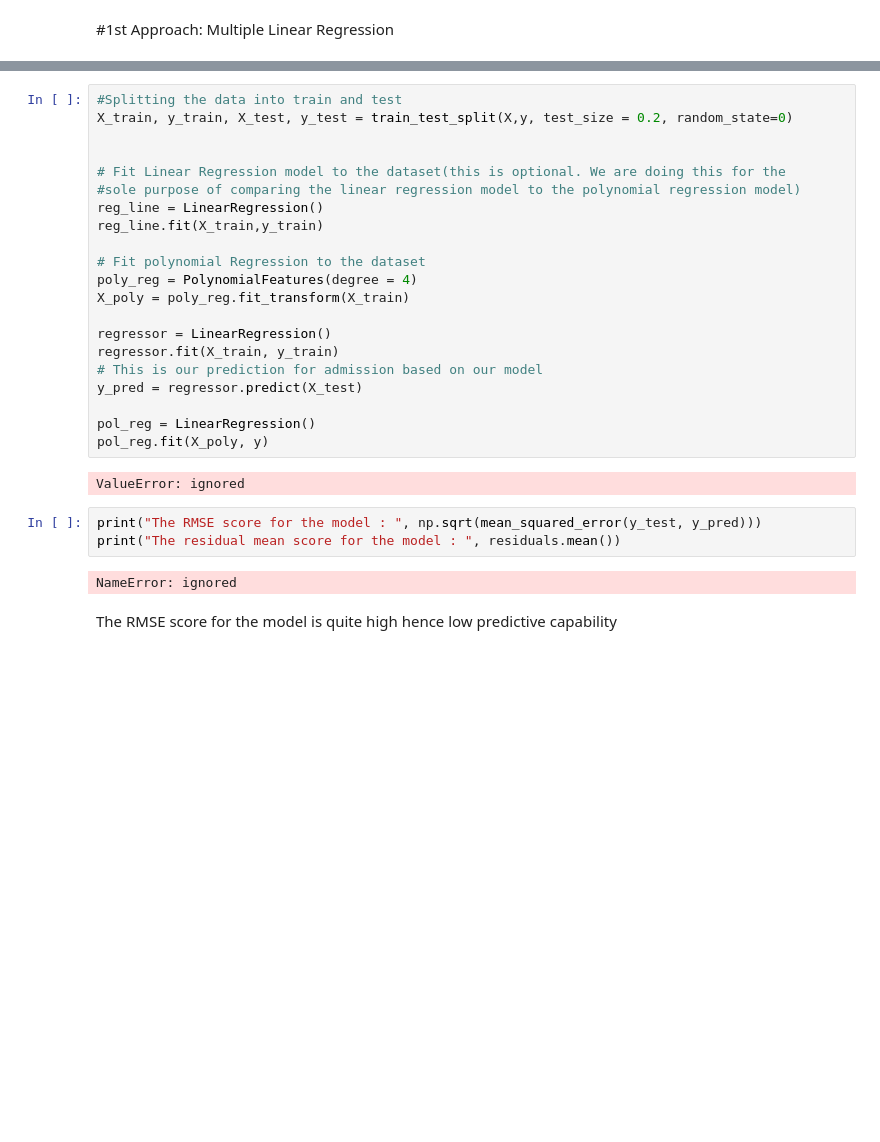
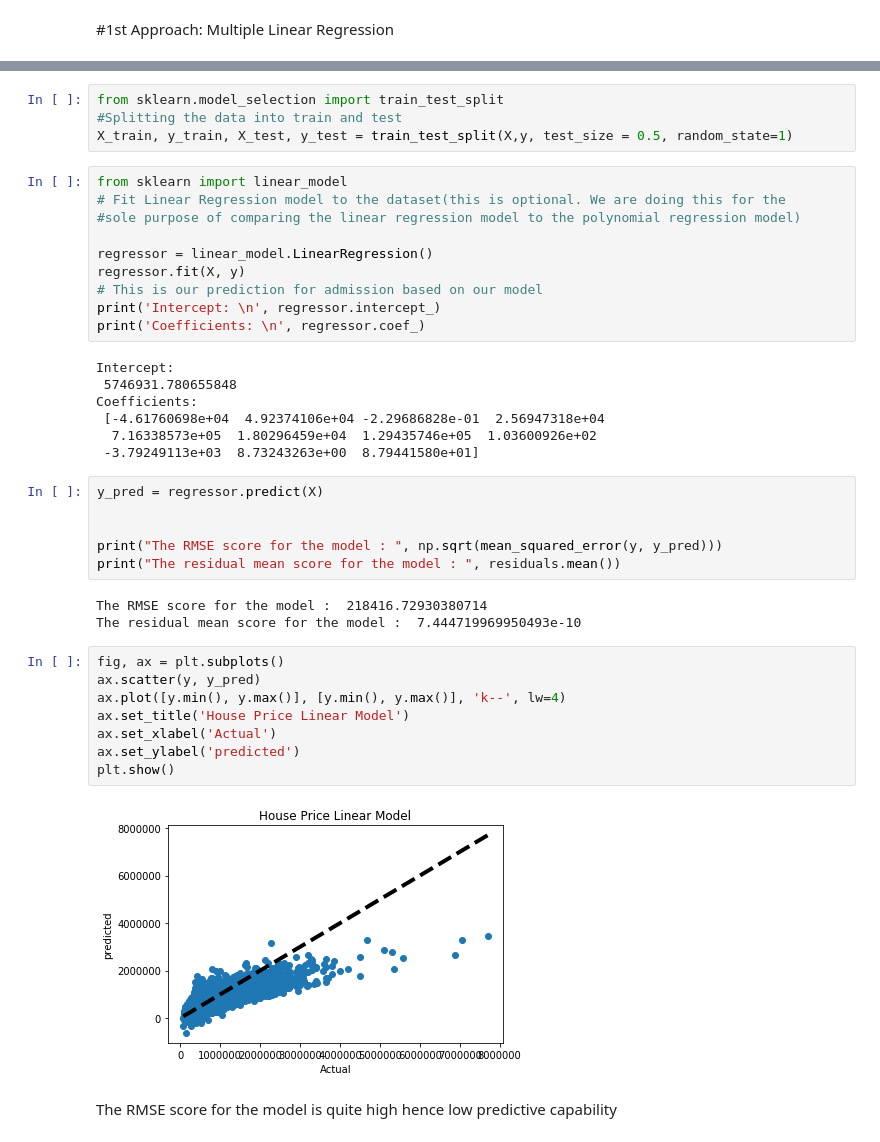
Before and after one commit to vivianusdjpy/Supervised-Learning-with-Various-Regression-Techniques, a Jupyter notebook: Supervised_Learning_using_various_Regression_Techniques.ipynb, the cells around one changed output, grey strips where cells are left out. Drawn from its saved outputs; the diff is of its cells as text; blank space fills up the shorter version.

```diff
--- a/Supervised_Learning_using_various_Regression_Techniques.ipynb
+++ b/Supervised_Learning_using_various_Regression_Techniques.ipynb
@@ -467,31 +514,43 @@ print(y)
+# %%
+from sklearn.model_selection import train_test_split
+#Splitting the data into train and test
+X_train, y_train, X_test, y_test = train_test_split(X,y, test_size = 0.5, random_state=1)
 # %%
-#Splitting the data into train and test
-X_train, y_train, X_test, y_test = train_test_split(X,y, test_size = 0.2, random_state=0)
-
-
+from sklearn import linear_model
 # Fit Linear Regression model to the dataset(this is optional. We are doing this for the
 #sole purpose of comparing the linear regression model to the polynomial regression model)
-reg_line = LinearRegression()
-reg_line.fit(X_train,y_train)
 
-# Fit polynomial Regression to the dataset
-poly_reg = PolynomialFeatures(degree = 4)
-X_poly = poly_reg.fit_transform(X_train)
-
-regressor = LinearRegression()
-regressor.fit(X_train, y_train)
+regressor = linear_model.LinearRegression()
+regressor.fit(X, y)
 # This is our prediction for admission based on our model
-y_pred = regressor.predict(X_test)
-
-pol_reg = LinearRegression()
-pol_reg.fit(X_poly, y)
+print('Intercept: \n', regressor.intercept_)
+print('Coefficients: \n', regressor.coef_)
 # %% [output]
-ValueError: ignored
+Intercept:
+ 5746931.780655848
+Coefficients:
+ [-4.61760698e+04  4.92374106e+04 -2.29686828e-01  2.56947318e+04
+  7.16338573e+05  1.80296459e+04  1.29435746e+05  1.03600926e+02
+ -3.79249113e+03  8.73243263e+00  8.79441580e+01]
 # %%
-print("The RMSE score for the model : ", np.sqrt(mean_squared_error(y_test, y_pred)))
+y_pred = regressor.predict(X)
+
+
+print("The RMSE score for the model : ", np.sqrt(mean_squared_error(y, y_pred)))
 print("The residual mean score for the model : ", residuals.mean())
 # %% [output]
-NameError: ignored
+The RMSE score for the model :  218416.72930380714
+The residual mean score for the model :  7.444719969950493e-10
+# %%
+fig, ax = plt.subplots()
+ax.scatter(y, y_pred)
+ax.plot([y.min(), y.max()], [y.min(), y.max()], 'k--', lw=4)
+ax.set_title('House Price Linear Model')
+ax.set_xlabel('Actual')
+ax.set_ylabel('predicted')
+plt.show()
+# %% [output]
+[figure, added]
 # %% [markdown]
 The RMSE score for the model is quite high hence low predictive capability
 # %% [markdown]
```
Also changed, not shown: parts of 11 cells of this notebook.
